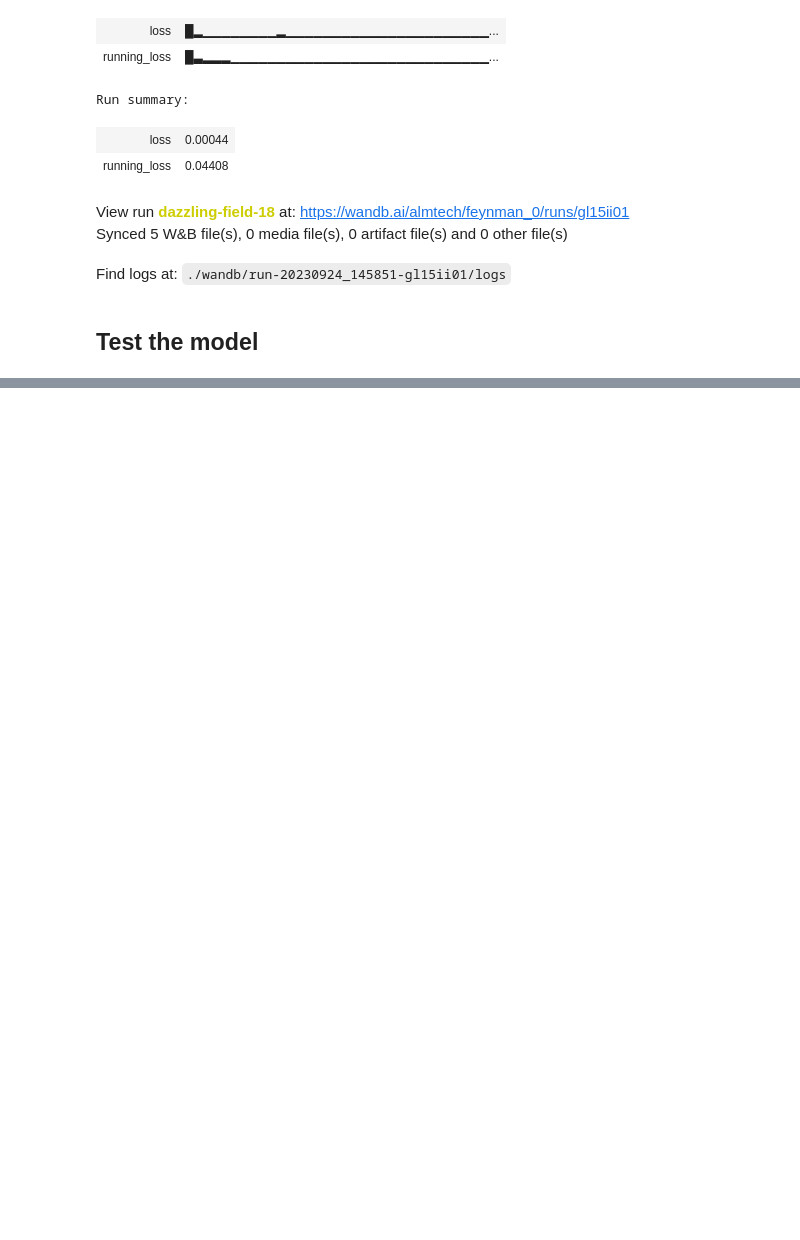
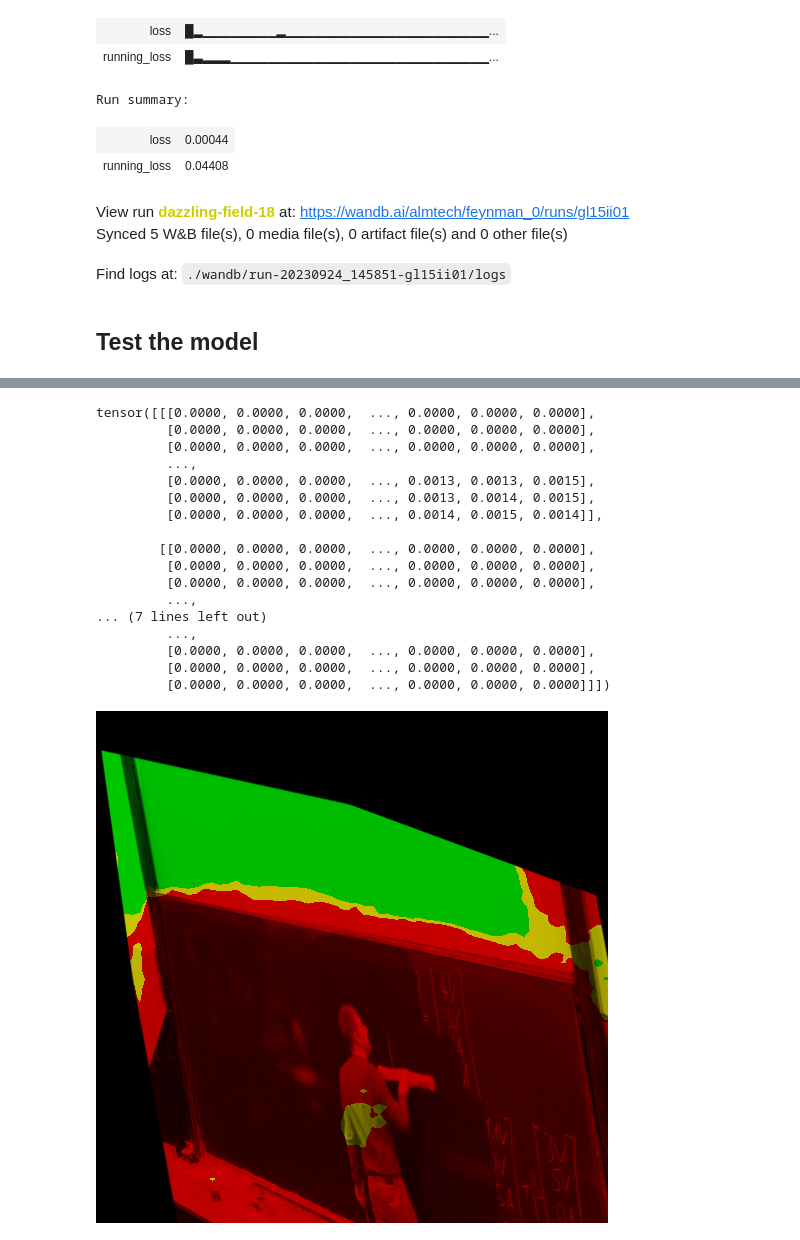
Before and after one commit to AlmTechSoftware/piper, a Jupyter notebook: training_data/research/feynman_2.ipynb, the cells around one changed output, grey strips where cells are left out. Drawn from its saved outputs; the diff is of its cells as text; code cells hidden in the pictures; blank space fills up the shorter version.

Commit message:
Mask extraction sample test

```diff
--- a/training_data/research/feynman_2.ipynb
+++ b/training_data/research/feynman_2.ipynb
@@ -376,0 +375,34 @@ tensor([[[[-0.0204, -0.0204, -0.0204,  ..., -0.7336, -0.7336, -0.7336],
+# %%
+test = result.squeeze(0).to(cpu_device)
+img = img.to(cpu_device)
+
+bin_mask = test > 0.6
+# print(bin_mask)
+
+sk = img * bin_mask
+
+print(sk)
+
+result_img = tensor_to_pil(sk*200)
+mask_img = tensor_to_pil(bin_mask.float() * 200)
+display(result_img)
+display(mask_img)
+# %% [output]
+tensor([[[0.0000, 0.0000, 0.0000,  ..., 0.0000, 0.0000, 0.0000],
+         [0.0000, 0.0000, 0.0000,  ..., 0.0000, 0.0000, 0.0000],
+         [0.0000, 0.0000, 0.0000,  ..., 0.0000, 0.0000, 0.0000],
+         ...,
+         [0.0000, 0.0000, 0.0000,  ..., 0.0013, 0.0013, 0.0015],
+         [0.0000, 0.0000, 0.0000,  ..., 0.0013, 0.0014, 0.0015],
+         [0.0000, 0.0000, 0.0000,  ..., 0.0014, 0.0015, 0.0014]],
+
+        [[0.0000, 0.0000, 0.0000,  ..., 0.0000, 0.0000, 0.0000],
+         [0.0000, 0.0000, 0.0000,  ..., 0.0000, 0.0000, 0.0000],
+         [0.0000, 0.0000, 0.0000,  ..., 0.0000, 0.0000, 0.0000],
+         ...,
+... (7 lines left out)
+         ...,
+         [0.0000, 0.0000, 0.0000,  ..., 0.0000, 0.0000, 0.0000],
+         [0.0000, 0.0000, 0.0000,  ..., 0.0000, 0.0000, 0.0000],
+         [0.0000, 0.0000, 0.0000,  ..., 0.0000, 0.0000, 0.0000]]])
+[figure, added]
```
Also changed, not shown: parts of 4 cells of this notebook.
